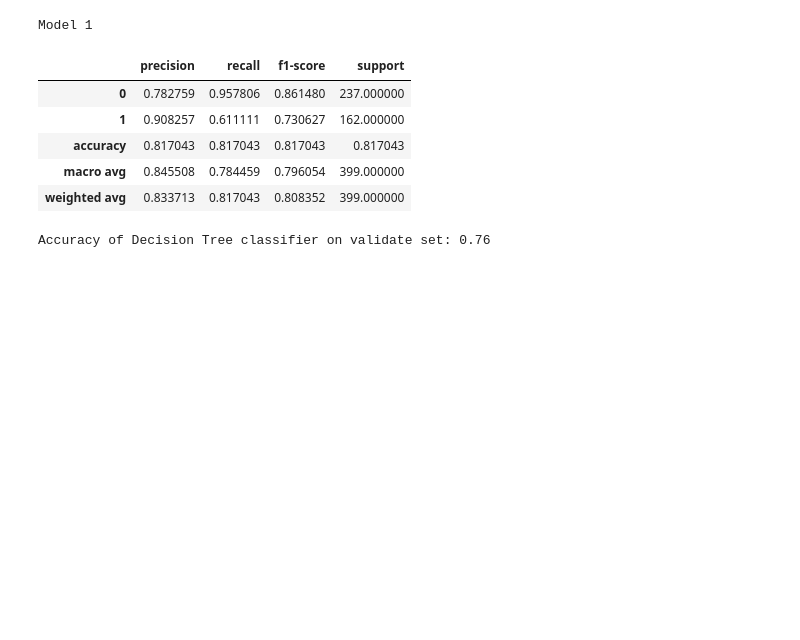
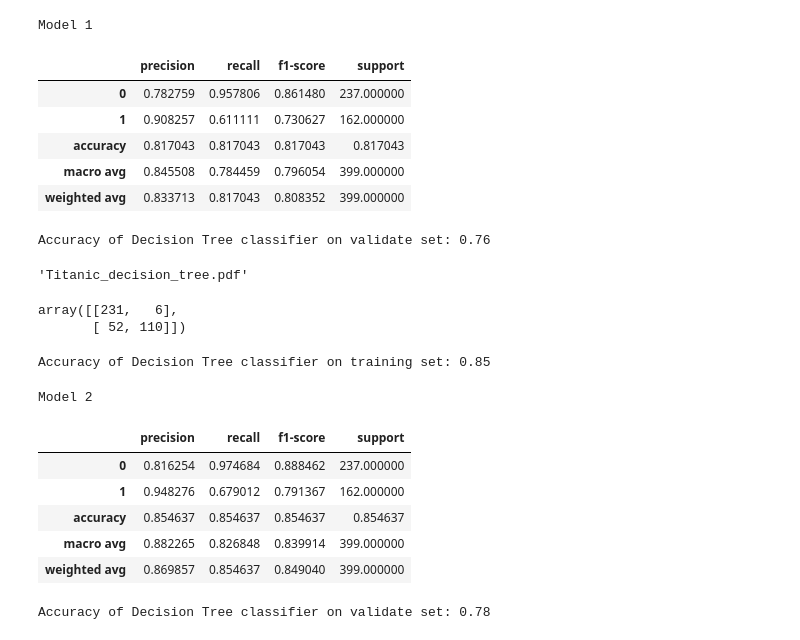
Before and after one commit to Ken-Alviola/classification-exercises, a Jupyter notebook: model.ipynb, the cells around one changed output. Cells and saved outputs as stored; diff of their text form; code cells hidden in the pictures; blank space fills up the shorter version.

Commit message:
model exercise complete

```diff
--- a/model.ipynb
+++ b/model.ipynb
@@ -173,5 +173,43 @@ print('Accuracy of Decision Tree classifier on validate set: {:.2f}'
 Accuracy of Decision Tree classifier on validate set: 0.76
 # %%
 #5. Run through steps 2-4 using a different max_depth value.
+clf_difdepth = DecisionTreeClassifier(max_depth=4, random_state=123)
+clf_difdepth = clf_difdepth.fit(x_train,y_train)
+# %%
+dot_data2 = export_graphviz(clf_difdepth, feature_names= x_train.columns, rounded=True, filled=True, out_file=None, class_names=['did_not_survive','survived'])
+graph2 = graphviz.Source(dot_data2)
+
+graph2.render('Titanic_decision_tree', view=True, format="pdf")
+# %% [output]
+'Titanic_decision_tree.pdf'
+# %%
+y_pred2 = clf_difdepth.predict(x_train)
+# %%
+confusion_matrix(y_train, y_pred2,
+                 labels = [0, 1])
+# %% [output]
+array([[231,   6],
+       [ 52, 110]])
+# %%
+print('Accuracy of Decision Tree classifier on training set: {:.2f}'
+      .format(clf_difdepth.score(x_train, y_train)))
+# %% [output]
+Accuracy of Decision Tree classifier on training set: 0.85
+# %%
+print("Model 2")
+pd.DataFrame(classification_report(y_train, y_pred2,output_dict=True)).T
+# %% [output]
+Model 2
+|  | precision | recall | f1-score | support |
+| 0 | 0.816254 | 0.974684 | 0.888462 | 237.000000 |
+| 1 | 0.948276 | 0.679012 | 0.791367 | 162.000000 |
+| accuracy | 0.854637 | 0.854637 | 0.854637 | 0.854637 |
+| macro avg | 0.882265 | 0.826848 | 0.839914 | 399.000000 |
+| weighted avg | 0.869857 | 0.854637 | 0.849040 | 399.000000 |
+# %%
+print('Accuracy of Decision Tree classifier on validate set: {:.2f}'
+     .format(clf_difdepth.score(x_validate, y_validate)))
+# %% [output]
+Accuracy of Decision Tree classifier on validate set: 0.78
 # %%
 #6. Which model performs better on your in-sample data?
```
Also changed, not shown: parts of 8 cells of this notebook.
